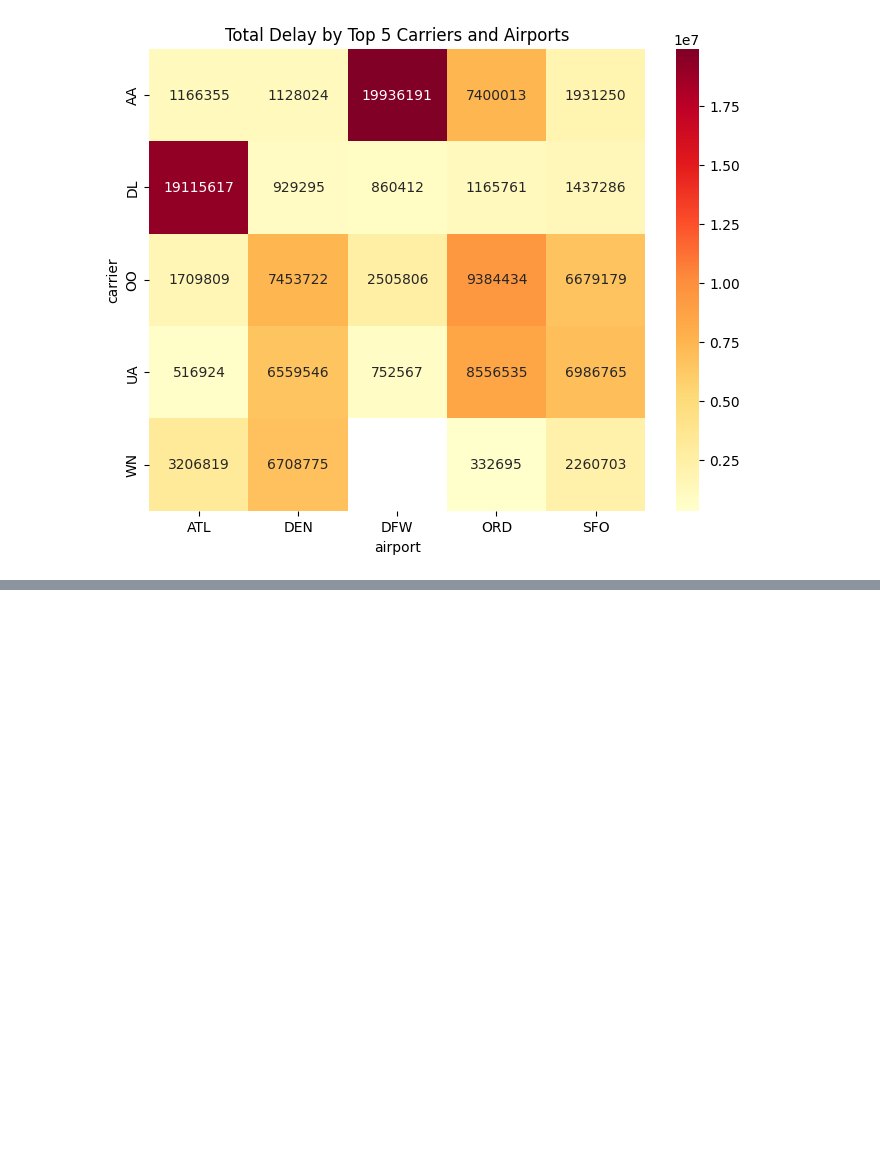
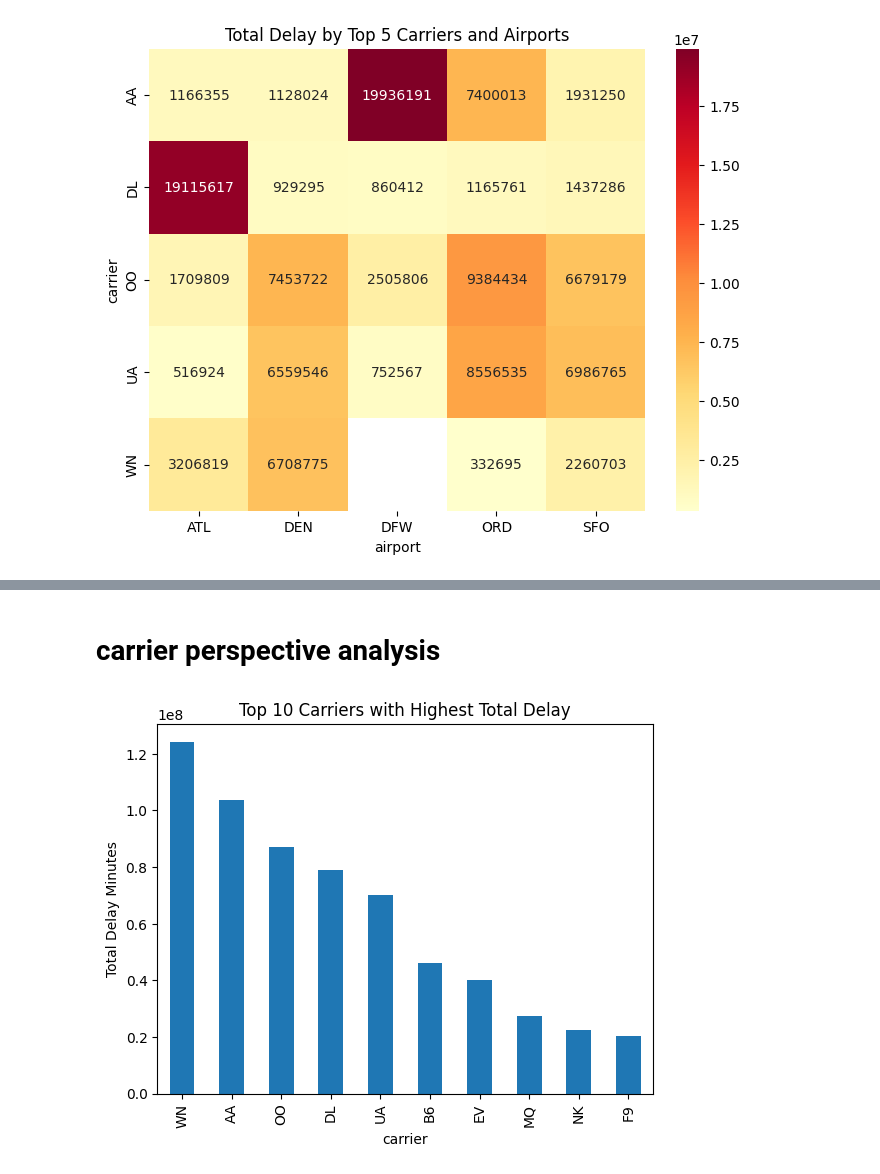
Before and after one commit to santoshkhadk/airline-delay-pipeline, a Jupyter notebook: notebook/airline-delay.ipynb, the cells around one changed output, grey strips where cells are left out. Saved outputs shown, nothing was run; the diff lists cells and outputs as text; code cells hidden in the pictures; blank space fills up the shorter version.

Commit message:
specific analysis for passengers,carrier and airport

```diff
--- a/notebook/airline-delay.ipynb
+++ b/notebook/airline-delay.ipynb
@@ -496,0 +495,13 @@ Check seasonal trends to see if a carrier performs better/worse in certain month
+# %% [markdown]
+# carrier perspective analysis
+# %%
+carrier_delay_total = df.groupby('carrier')['arr_delay']\
+                        .sum()\
+                        .sort_values(ascending=False)
+
+carrier_delay_total.head(10).plot(kind='bar')
+plt.title("Top 10 Carriers with Highest Total Delay")
+plt.ylabel("Total Delay Minutes")
+plt.show()
+# %% [output]
+[figure, added]
```
Also changed, not shown: parts of 23 cells of this notebook.
